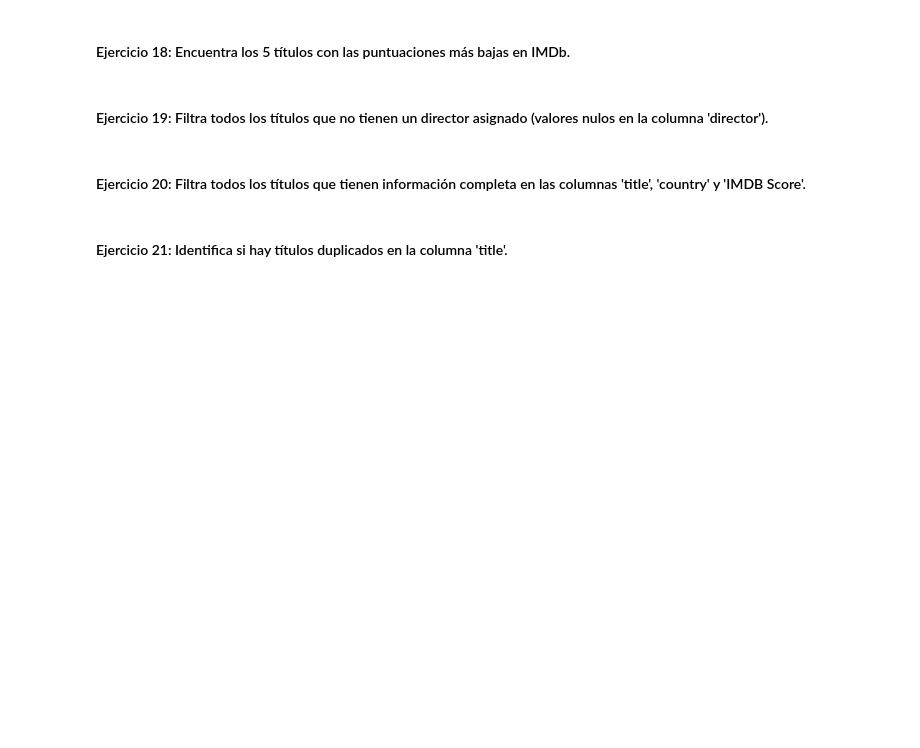
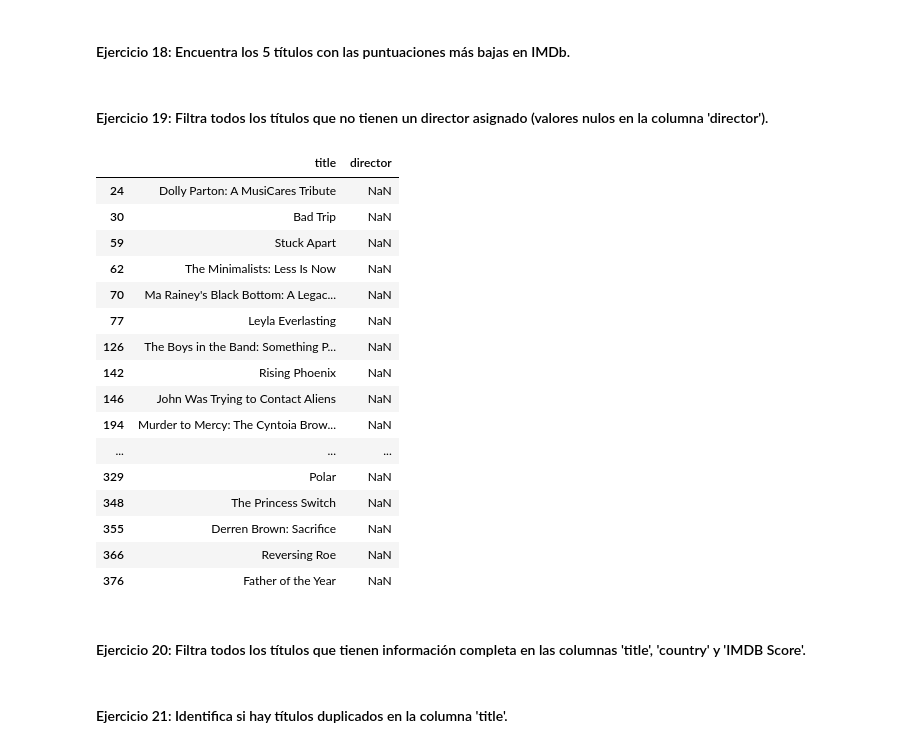
Before and after one commit to Cucks13/laboratorio-modulo02-leccion03-filtrado-groupby, a Jupyter notebook: laboratorio-modulo2-leccion03-filtrado.ipynb, the cells around one changed output. Cells and saved outputs as stored; diff of their text form; code cells hidden in the pictures; blank space fills up the shorter version.

```diff
--- a/laboratorio-modulo2-leccion03-filtrado.ipynb
+++ b/laboratorio-modulo2-leccion03-filtrado.ipynb
@@ -96,6 +277,27 @@ df_concat[condicion1 | condicion2]
 #### Ejercicio 18: Encuentra los 5 títulos con las puntuaciones más bajas en IMDb.
 # %% [markdown]
 #### Ejercicio 19: Filtra todos los títulos que no tienen un director asignado (valores nulos en la columna 'director').
+# %%
+filtrotit = df_concat[df_concat["director"].isna()]
+filtrotit[["title", "director"]]
+# %% [output]
+|  | title | director |
+| 24 | Dolly Parton: A MusiCares Tribute | NaN |
+| 30 | Bad Trip | NaN |
+| 59 | Stuck Apart | NaN |
+| 62 | The Minimalists: Less Is Now | NaN |
+| 70 | Ma Rainey's Black Bottom: A Legac... | NaN |
+| 77 | Leyla Everlasting | NaN |
+| 126 | The Boys in the Band: Something P... | NaN |
+| 142 | Rising Phoenix | NaN |
+| 146 | John Was Trying to Contact Aliens | NaN |
+| 194 | Murder to Mercy: The Cyntoia Brow... | NaN |
+| ... | ... | ... |
+| 329 | Polar | NaN |
+| 348 | The Princess Switch | NaN |
+| 355 | Derren Brown: Sacrifice | NaN |
+| 366 | Reversing Roe | NaN |
+| 376 | Father of the Year | NaN |
 # %% [markdown]
 #### Ejercicio 20: Filtra todos los títulos que tienen información completa en las columnas 'title', 'country' y 'IMDB Score'.
 # %% [markdown]
```
Also changed, not shown: parts of 21 cells of this notebook.
